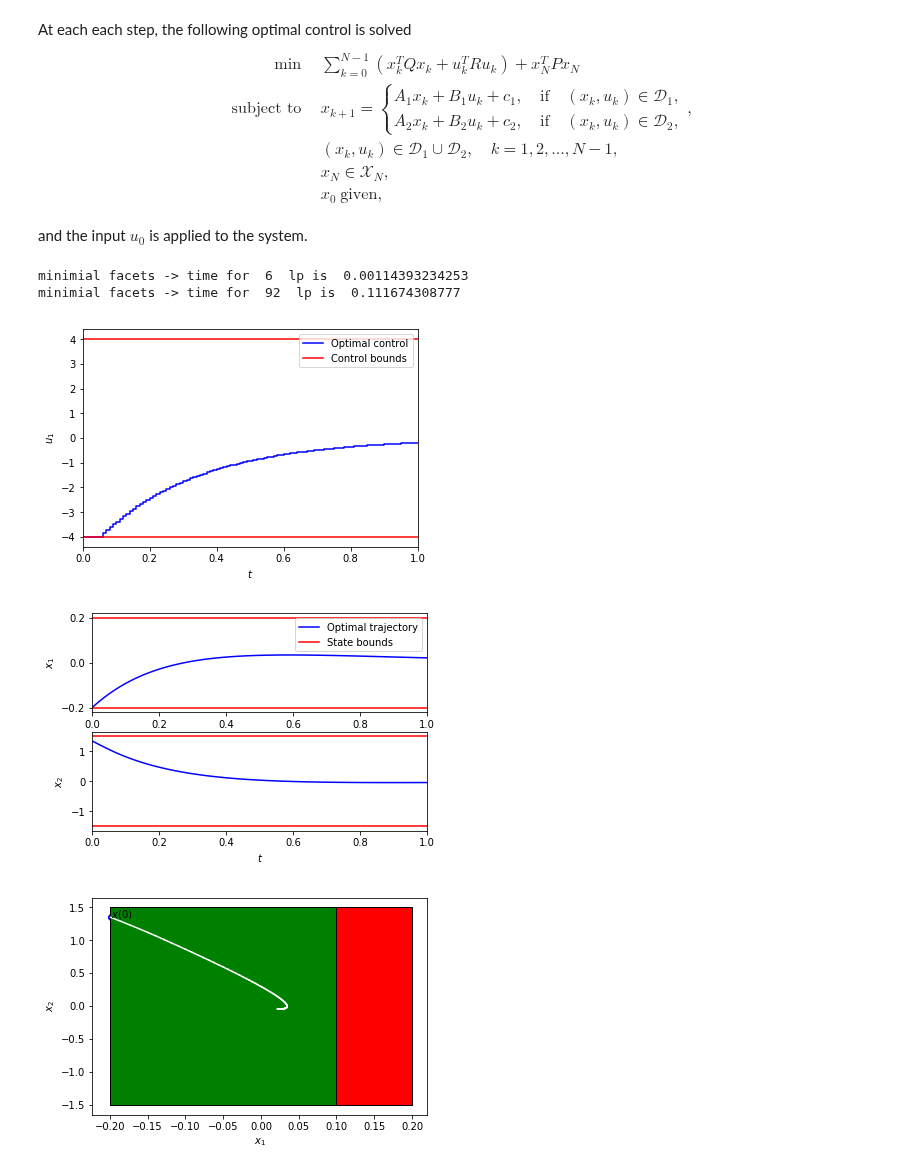
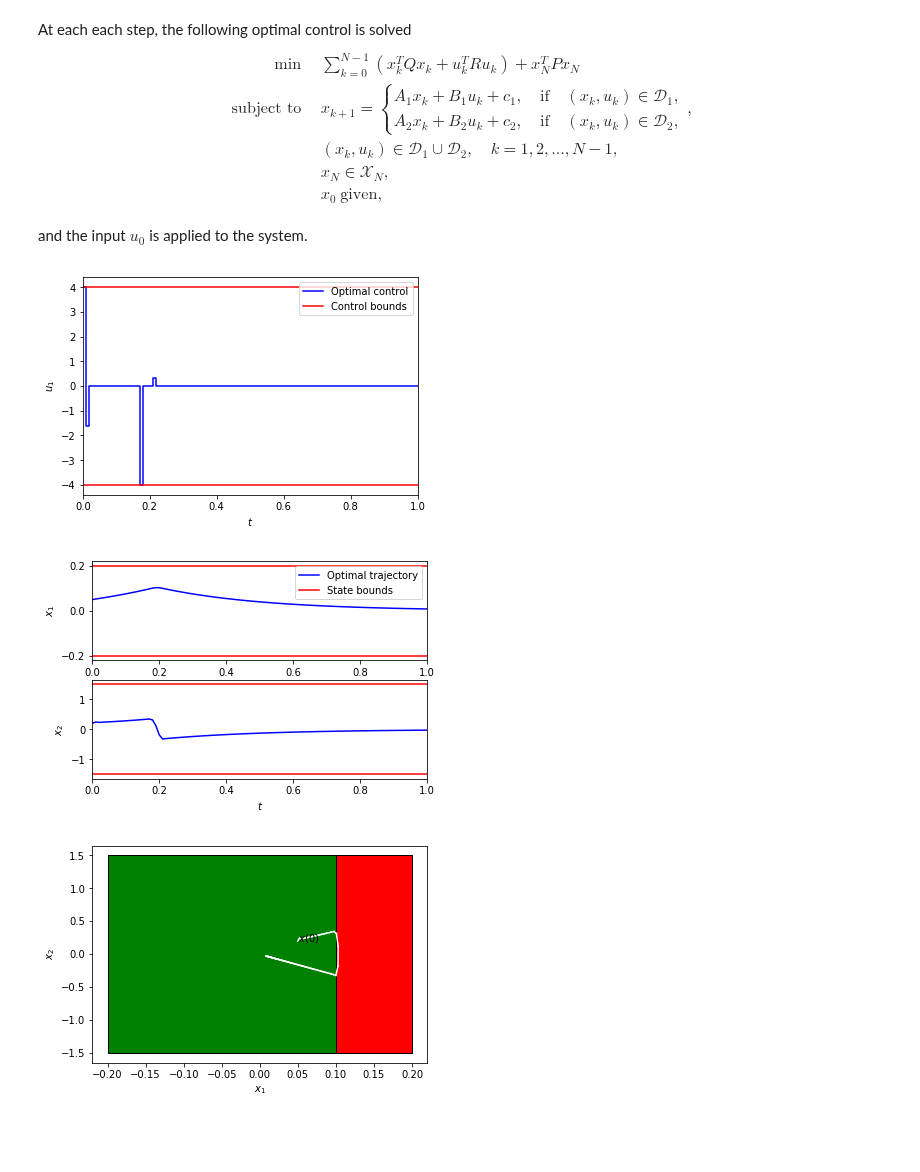
Before and after one commit to TobiaMarcucci/pympc, a Jupyter notebook: inverted_pendulum_with_wall_demo.ipynb, the cells around one changed output. Saved outputs shown, nothing was run; the diff lists cells and outputs as text; code cells hidden in the pictures; blank space fills up the shorter version.

Commit message:
Enables the use of 1-norm, adds the condensing process for a given switching sequence.

```diff
--- a/inverted_pendulum_with_wall_demo.ipynb
+++ b/inverted_pendulum_with_wall_demo.ipynb
@@ -133,41 +129,40 @@ A_2 x_k + B_2 u_k + c_2, \quad \text{if} \quad (x_k, u_k) \in \mathcal D_2,
 \end{align}
 and the input $u_0$ is applied to the system.
 # %%
-N = 10
+N = 20
 Q = np.eye(A_1.shape[0])
 R = np.eye(B_1.shape[1])
-
-lin_sys_1 = DTLinearSystem.from_continuous(t_s, A_1, B_1)
-P, K = lin_sys_1.dare(Q, R)
-X_N = lin_sys_1.moas(K, X_1, U_1)
-
-
-controller = MPCHybridController(pwa_sys, N, Q, R, P, X_N)
+objective_norm = 'one'
-# %% [output]
-minimial facets -> time for  6  lp is  0.00114393234253
-minimial facets -> time for  92  lp is  0.111674308777
+# %%
+lin_sys_1 = ds.DTLinearSystem.from_continuous(A_1, B_1, t_s)
+P, K = ds.dare(lin_sys_1.A, lin_sys_1.B, Q, R)
+X_N = ds.moas_closed_loop(lin_sys_1.A, lin_sys_1.B, K, X_1, U_1)
+# %%
+#X_N = X_1
+#P = Q*100.
+controller = MPCHybridController(pwa_sys, N, objective_norm, Q, R, P*10., X_1)
 # %%
 N_sim = 100
-x_0 = np.array([[-.199],[1.35]])
+x_0 = np.array([[.05],[0.2]])
 u = []
 x = []
 x.append(x_0)
-for k in range(0, N_sim):
+for k in range(N_sim):
     u.append(controller.feedback(x[k]))
     x_next = pwa_sys.simulate(x[k], [u[k]])[0][1]
     x.append(x_next)
 # %%
-plot_input_sequence(u, t_s, N_sim, u_max, u_min)
+ds.plot_input_sequence(u, t_s, N_sim, u_max, u_min)
 plt.show()
-plot_state_trajectory(x, t_s, N_sim, x_max_2, x_min_1)
+ds.plot_state_trajectory(x, t_s, N_sim, (x_max_2, x_min_1))
 plt.show()
 # %% [output]
-[figure, old version]
+[figure, new version]
-[figure, old version]
+[figure, new version]
 # %%
 X_1.plot(facecolor='g')
 X_2.plot(facecolor='r')
-plot_state_space_trajectory(x, color='w')
+ds.plot_state_space_trajectory(x, color='w')
 plt.show()
 # %% [output]
-[figure, old version]
+[figure, new version]
```
Also changed, not shown: parts of 19 cells of this notebook, 3 other files.
